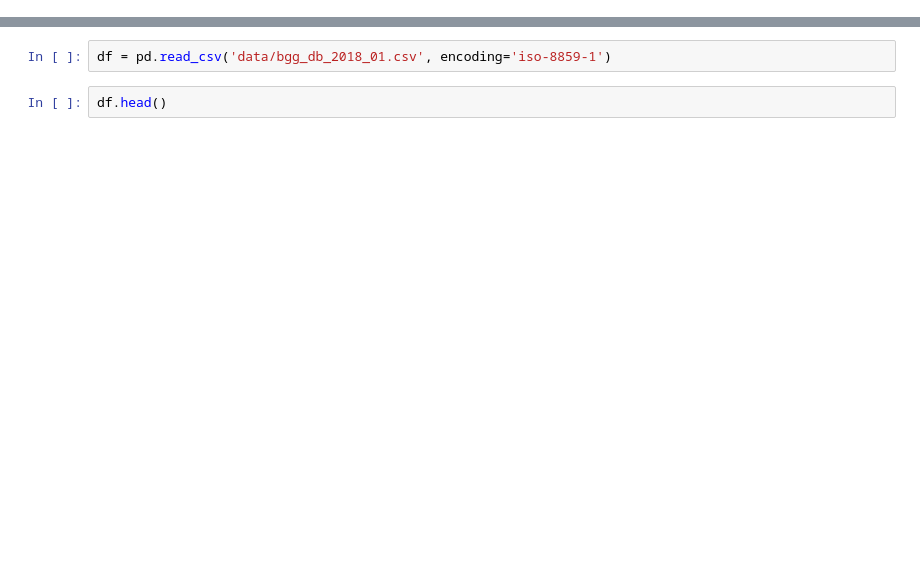
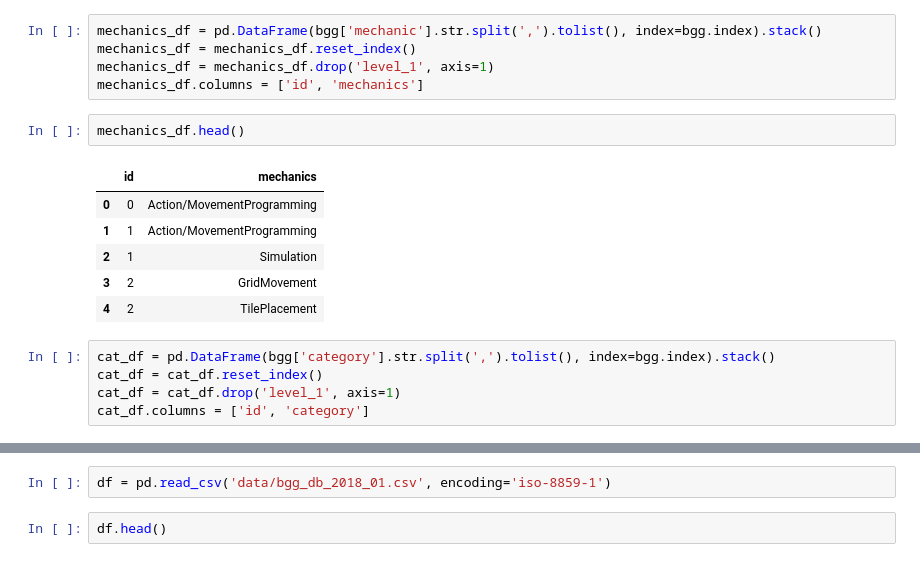
Before and after one commit to mandoiwanaga/board_game_rank_classifier, a Jupyter notebook: eda/john_eda.ipynb, the cells around one changed output, grey strips where cells are left out. Cells and saved outputs as stored; diff of their text form; blank space fills up the shorter version.

```diff
--- a/eda/john_eda.ipynb
+++ b/eda/john_eda.ipynb
@@ -52,0 +106,19 @@ Looks like the API request either pulled the wrong games because of duplicate ti
+# %%
+mechanics_df = pd.DataFrame(bgg['mechanic'].str.split(',').tolist(), index=bgg.index).stack()
+mechanics_df = mechanics_df.reset_index()
+mechanics_df = mechanics_df.drop('level_1', axis=1)
+mechanics_df.columns = ['id', 'mechanics']
+# %%
+mechanics_df.head()
+# %% [output]
+|  | id | mechanics |
+| 0 | 0 | Action/MovementProgramming |
+| 1 | 1 | Action/MovementProgramming |
+| 2 | 1 | Simulation |
+| 3 | 2 | GridMovement |
+| 4 | 2 | TilePlacement |
+# %%
+cat_df = pd.DataFrame(bgg['category'].str.split(',').tolist(), index=bgg.index).stack()
+cat_df = cat_df.reset_index()
+cat_df = cat_df.drop('level_1', axis=1)
+cat_df.columns = ['id', 'category']
```
Also changed, not shown: parts of 28 cells of this notebook.
